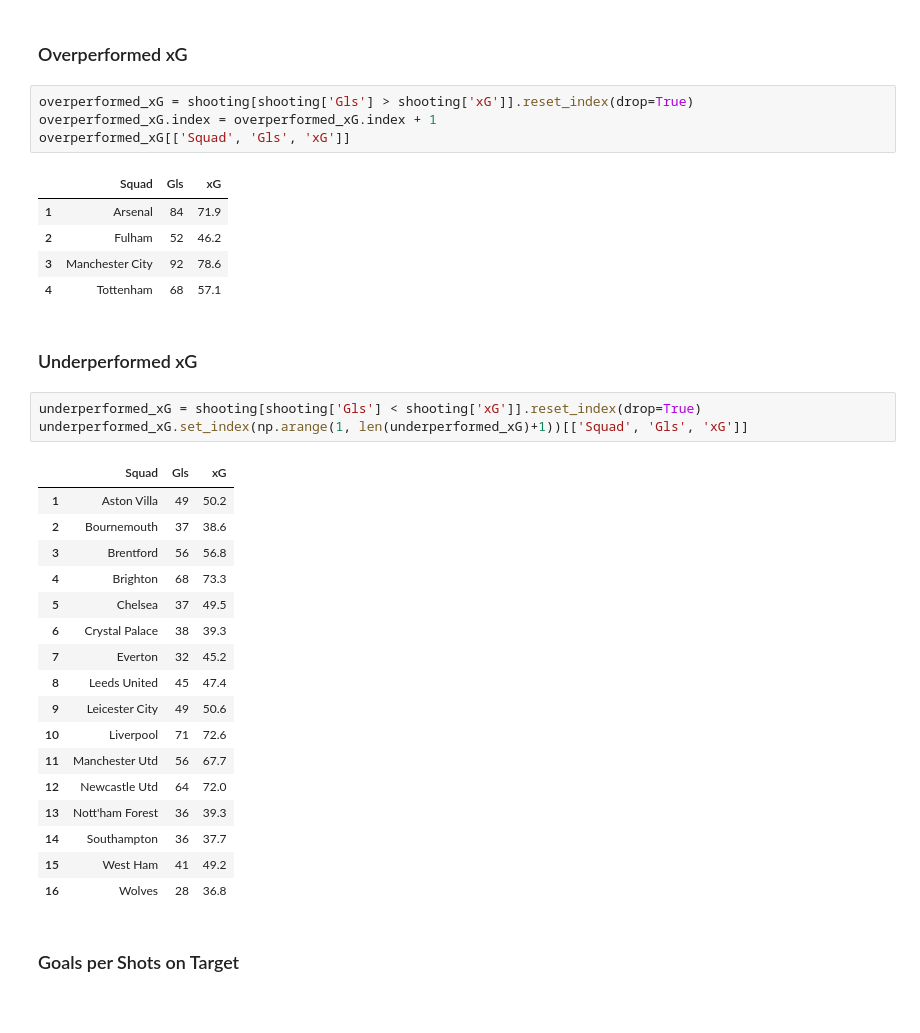
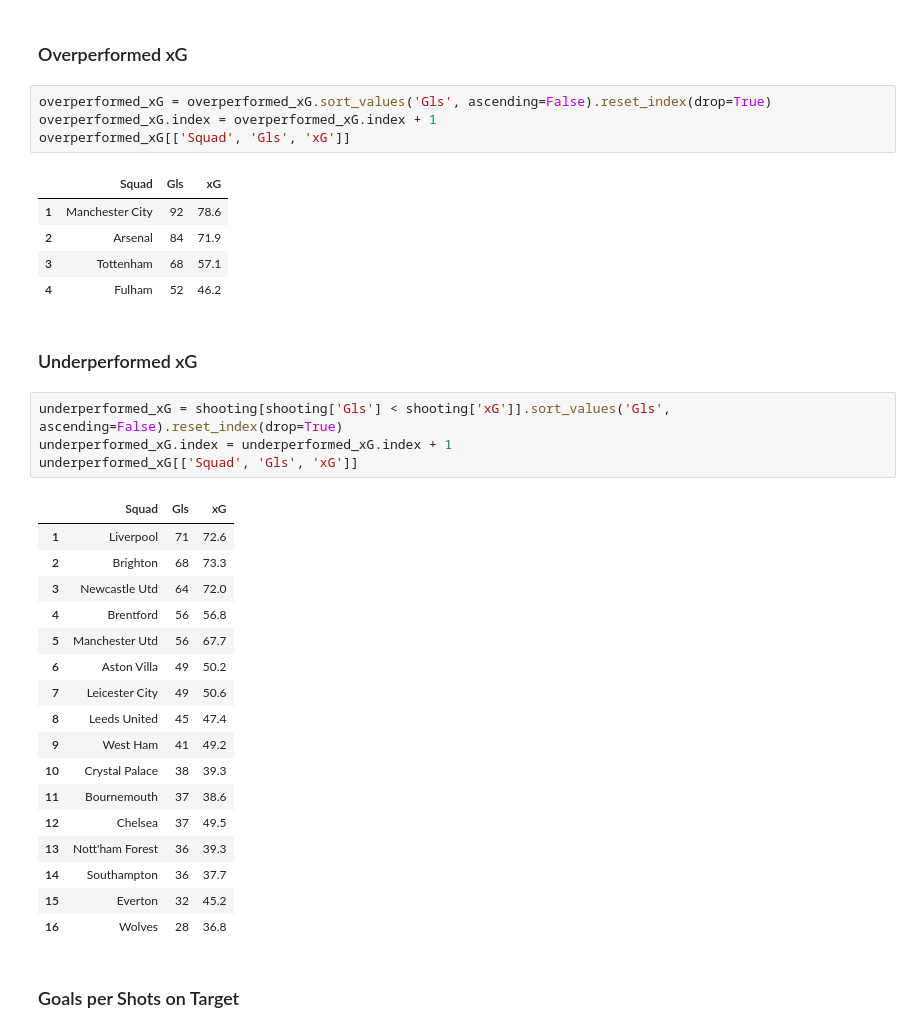
Before and after one commit to ayomidecole/Prem2022-23-data, a Jupyter notebook: prem_data_analysis.ipynb, the cells around one changed output. Drawn from its saved outputs; the diff is of its cells as text.

Commit message:
Sorted underperformed xG and overperfromed xG by goals

```diff
--- a/prem_data_analysis.ipynb
+++ b/prem_data_analysis.ipynb
@@ -121,37 +121,38 @@ top_5_gls[['Squad', 'Gls']]
 # %% [markdown]
 ### Overperformed xG
 # %%
-overperformed_xG = shooting[shooting['Gls'] > shooting['xG']].reset_index(drop=True)
+overperformed_xG = overperformed_xG.sort_values('Gls', ascending=False).reset_index(drop=True)
 overperformed_xG.index = overperformed_xG.index + 1
 overperformed_xG[['Squad', 'Gls', 'xG']]
 # %% [output]
 |  | Squad | Gls | xG |
-| 1 | Arsenal | 84 | 71.9 |
-| 2 | Fulham | 52 | 46.2 |
-| 3 | Manchester City | 92 | 78.6 |
-| 4 | Tottenham | 68 | 57.1 |
+| 1 | Manchester City | 92 | 78.6 |
+| 2 | Arsenal | 84 | 71.9 |
+| 3 | Tottenham | 68 | 57.1 |
+| 4 | Fulham | 52 | 46.2 |
 # %% [markdown]
 ### Underperformed xG
 # %%
-underperformed_xG = shooting[shooting['Gls'] < shooting['xG']].reset_index(drop=True)
-underperformed_xG.set_index(np.arange(1, len(underperformed_xG)+1))[['Squad', 'Gls', 'xG']]
+underperformed_xG = shooting[shooting['Gls'] < shooting['xG']].sort_values('Gls', ascending=False).reset_index(drop=True)
+underperformed_xG.index = underperformed_xG.index + 1
+underperformed_xG[['Squad', 'Gls', 'xG']]
 # %% [output]
 |  | Squad | Gls | xG |
-| 1 | Aston Villa | 49 | 50.2 |
-| 2 | Bournemouth | 37 | 38.6 |
-| 3 | Brentford | 56 | 56.8 |
-| 4 | Brighton | 68 | 73.3 |
-| 5 | Chelsea | 37 | 49.5 |
-| 6 | Crystal Palace | 38 | 39.3 |
-| 7 | Everton | 32 | 45.2 |
+| 1 | Liverpool | 71 | 72.6 |
+| 2 | Brighton | 68 | 73.3 |
+| 3 | Newcastle Utd | 64 | 72.0 |
+| 4 | Brentford | 56 | 56.8 |
+| 5 | Manchester Utd | 56 | 67.7 |
+| 6 | Aston Villa | 49 | 50.2 |
+| 7 | Leicester City | 49 | 50.6 |
 | 8 | Leeds United | 45 | 47.4 |
-| 9 | Leicester City | 49 | 50.6 |
-| 10 | Liverpool | 71 | 72.6 |
-| 11 | Manchester Utd | 56 | 67.7 |
-| 12 | Newcastle Utd | 64 | 72.0 |
+| 9 | West Ham | 41 | 49.2 |
+| 10 | Crystal Palace | 38 | 39.3 |
+| 11 | Bournemouth | 37 | 38.6 |
+| 12 | Chelsea | 37 | 49.5 |
 | 13 | Nott'ham Forest | 36 | 39.3 |
 | 14 | Southampton | 36 | 37.7 |
-| 15 | West Ham | 41 | 49.2 |
+| 15 | Everton | 32 | 45.2 |
 | 16 | Wolves | 28 | 36.8 |
 # %% [markdown]
 ### Goals per Shots on Target
```
